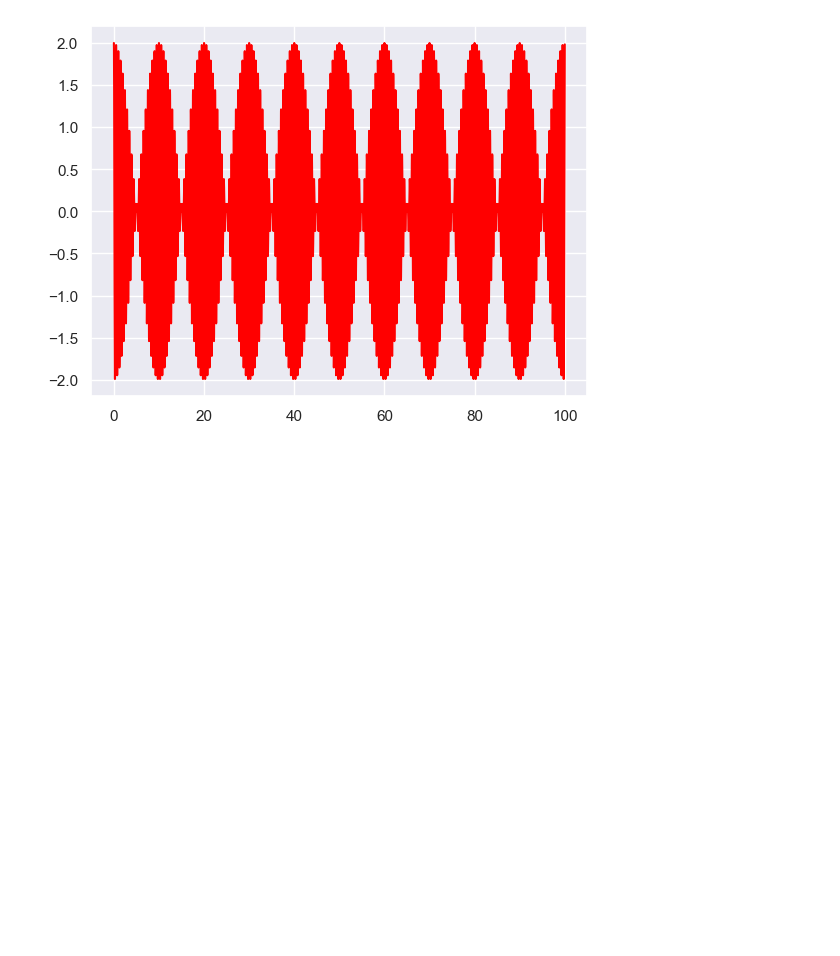
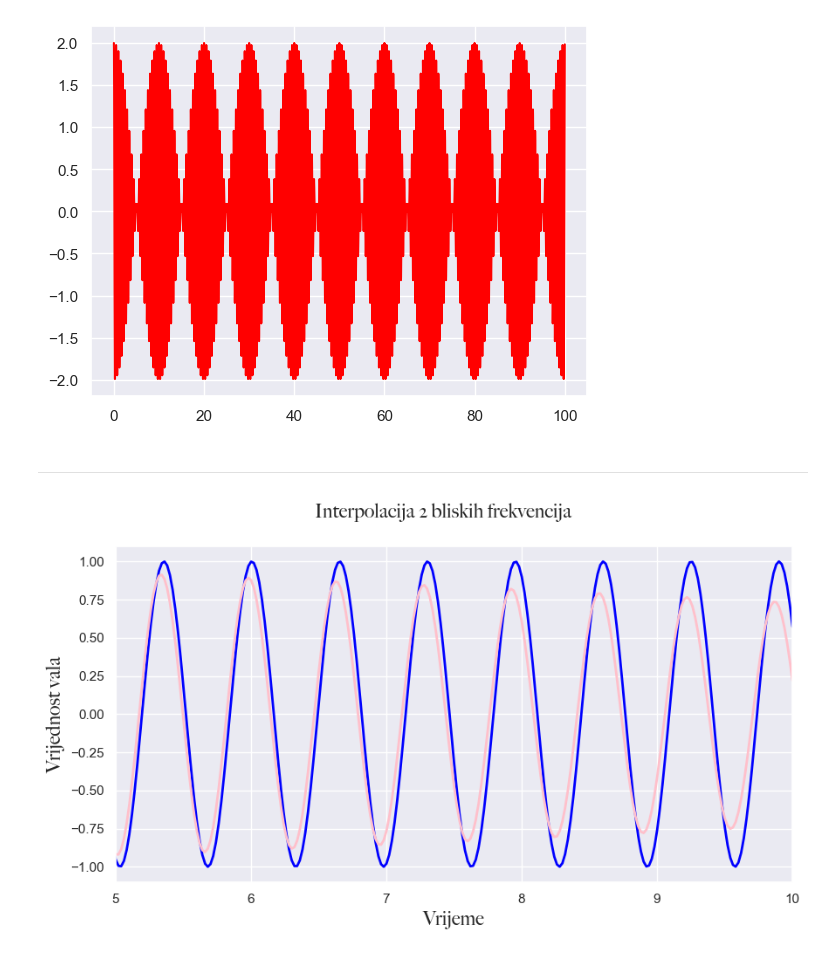
Before and after one commit to emadonev/var_stars, a Jupyter notebook: nbs/experimentation.ipynb, the cells around one changed output. Saved outputs shown, nothing was run; the diff lists cells and outputs as text; code cells hidden in the pictures; blank space fills up the shorter version.

```diff
--- a/nbs/experimentation.ipynb
+++ b/nbs/experimentation.ipynb
@@ -252,3 +233,5 @@ plt.plot(time, y1+y2, 'red')
 plt.show()
 # %% [output]
 [figure]
+# %% [markdown]
+---
@@ -254,0 +256,46 @@ plt.show()
+# %%
+sns.set_theme() # setting the theme for plotting
+sys.path.insert(0,'../src/')
+np.random.seed(42)
+# configuring plotting colors
+colors = ['#5F6372', '#79A8A4', '#B2AD8F', '#92A186', '#AD8082']
+blue = '#5F6372'
+turqoise = '#79A8A4'
+light_green = '#B2AD8F'
+green = '#92A186'
+pink = '#AD8082'
+cmap = mcolors.ListedColormap(colors)
+
+# configuring fonts for plotting
+font = FontProperties()
+font.set_family('avenir')
+font.set_name('Big Caslon')
+font.set_style('normal')
+font.set_size('xx-large')
+# %%
+# SIMULATED DATA
+Ngrid = 5000
+Tmax = 100     # we generate light curve for times going from 0 to 100 days
+maxmagerr = 0.3
+# ----
+time = np.linspace(0, Tmax, Ngrid)
+
+fn = 1.54 # normal frequency
+fblazhko = 1.57 # blazhko frequency
+Ablazhko = 0.3 # blazhko amplitude
+
+lcn = np.sin(2*time*fn*3.1415926) # standard light curve data - no modulation
+lc_blazhko = np.sin(2*3.1415926*fblazhko*time)*Ablazhko + lcn # inference beats with the blazhko frequency
+lc_blazhko = lc_blazhko/np.max(lc_blazhko) # normalizing to 1 magnitude so scale stays the same
+
+fig = plt.figure(figsize=(10, 5))
+fig.suptitle("Interpolacija 2 bliskih frekvencija", fontproperties=font,fontsize=16)
+plt.plot(time, lcn,c="blue", lw=2)
+plt.plot(time,lc_blazhko,c="pink", lw=2)
+plt.xlabel("Vrijeme", fontproperties=font,fontsize=16)
+plt.ylabel("Vrijednost vala", fontproperties=font,fontsize=16)
+plt.xlim(5,10)
+plt.savefig("../images/interpolation.png", dpi=650)
+plt.show()
+# %% [output]
+[figure, added]
```
Also changed, not shown: parts of 17 cells of this notebook, 23 other files.
